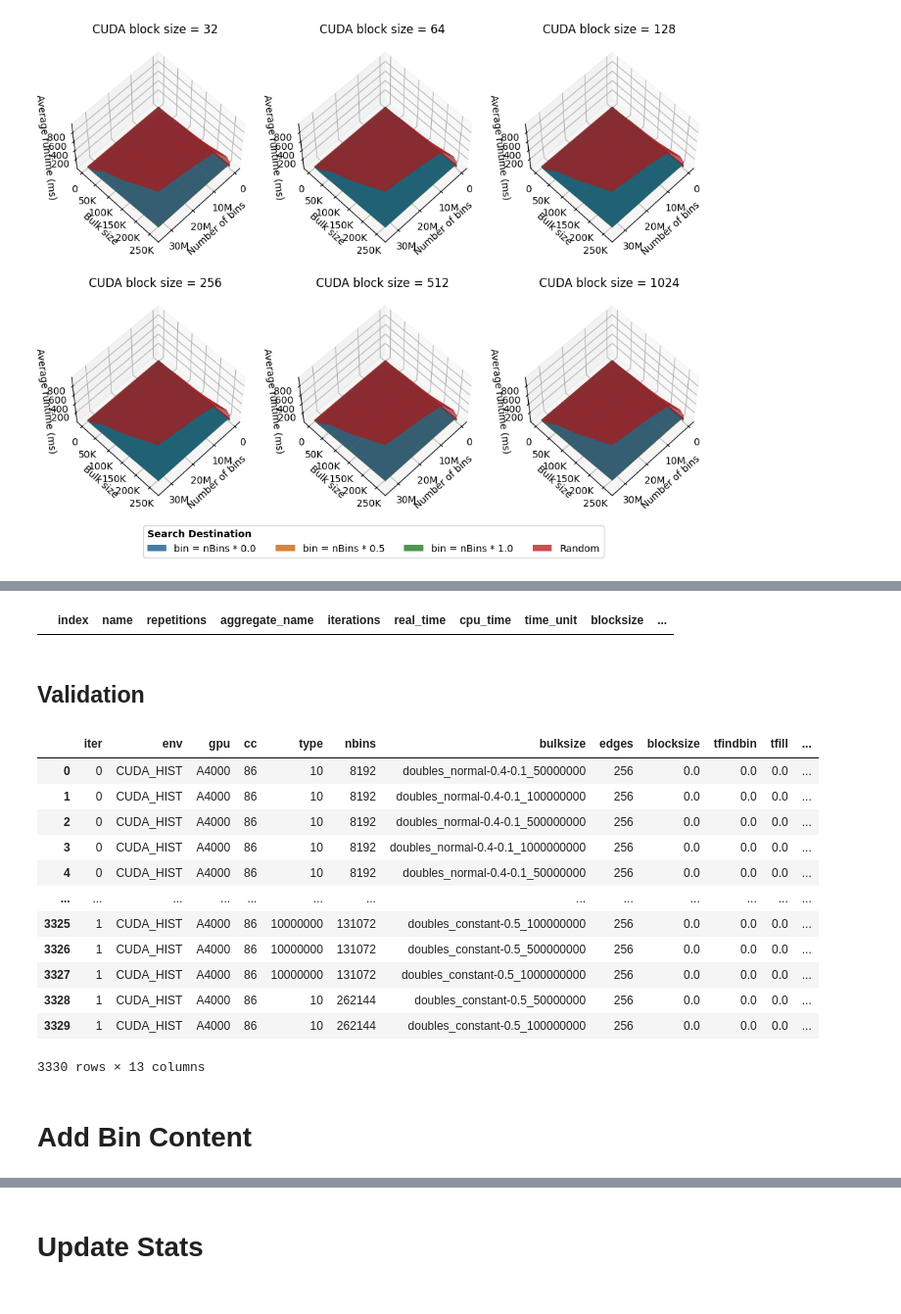
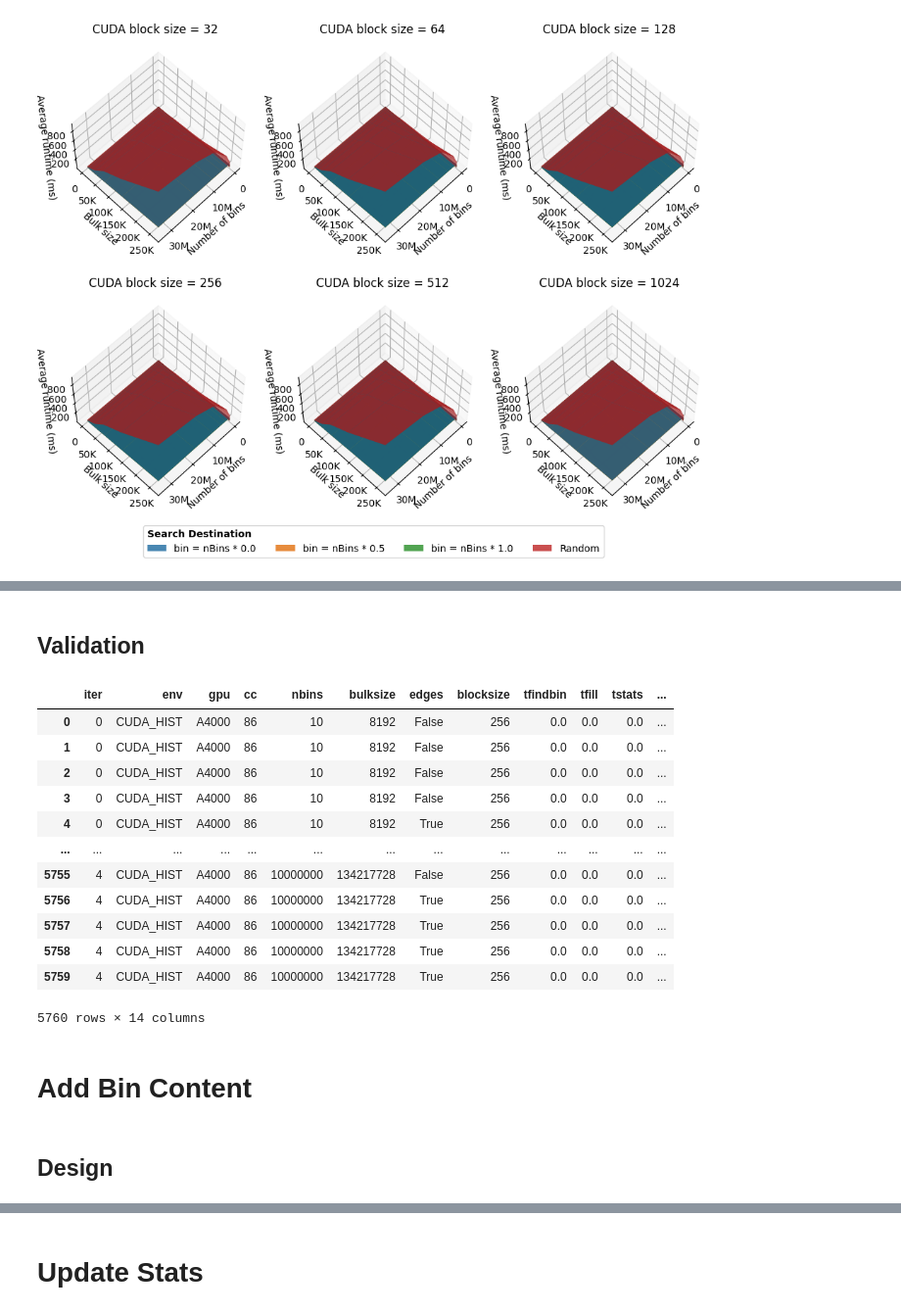
Before and after one commit to jolly-chen/msc-project, a Jupyter notebook: gpu-synchronous/validation-das6.ipynb, the cells around one changed output, grey strips where cells are left out. Shown at 98% size. Saved outputs shown, nothing was run; the diff lists cells and outputs as text; code cells hidden in the pictures.

```diff
--- a/gpu-synchronous/validation-das6.ipynb
+++ b/gpu-synchronous/validation-das6.ipynb
@@ -84,11 +116,15 @@ class MinorSymLogLocator(ticker.Locator):
                           '%s type.' % type(self))
 # %%
 def convert_to_type(df, col, type):
-    df[col] =  df[col].apply(lambda s: type(s))
+    df[col] =  df[col].apply(lambda s: type(s) if pd.notnull(s) else s)
 
 def normalize_df(df, cols, norm):
     for col in cols:
         df[col] = df[col].div(df[norm])
+
+def unique_non_nan(df):
+    return df.dropna().unique()
+PandasObject.unique_non_nan = unique_non_nan
 
 def map_distr_name(distr):
     s = distr.split("-")
@@ -99,13 +135,14 @@ def map_distr_name(distr):
         n = f"{s[0]}({s[1]}, {s[2]})"
     return n.title()
 
-def human_readable(val):
-    if int(val/1e9) > 0:
-        return f"{int(val/1e9)}B"
-    elif int(val/1e6) > 0:
-        return f"{int(val/1e6)}M"
-    elif int(val/1e3) > 0:
-        return f"{int(val/1e3)}K"
+def human_readable(val, bytes=False):
+    factor = 1024 if bytes else 1e3
+    if int(val/pow(factor, 3)) > 0:
+        return f"{int(val/pow(factor, 3))}B"
+    elif int(val/pow(factor, 2)) > 0:
+        return f"{int(val/pow(factor, 2))}M"
+    elif int(val/pow(factor, 1)) > 0:
+        return f"{int(val/pow(factor, 1))}K"
     else:
         return str(int(val))
 
@@ -893,35 +877,31 @@ plt.show();
-# %%
-arg = (bsbm_mean["func_name"] == "BinarySearchConstantGPU") &  (bsbm_mean["param_1"] == dest) & (bsbm_mean["nbins"] == selected_size)  & (bsbm_mean["blocksize"] == selected_blocksize)
-avg = bsbm_mean.loc[arg]
-avg
-# %% [output]
-|  | index | name | repetitions | aggregate_name | iterations | real_time | cpu_time | time_unit | blocksize | ... |
 # %% [markdown]
 ## Validation
 # %%
 validation_results = "das6-gpu/validation"
 validation_df = pd.read_csv(validation_results)
 validation_df["nvals"] =  validation_df["input"].apply(lambda s: float(s.split("_")[-1].split(".")[0]))
 validation_df["distribution"] = validation_df["input"].apply(lambda s: s.split("_")[1])
 convert_to_type(validation_df, "tfindbin", np.float64)
 convert_to_type(validation_df, "tfill", np.float64)
 convert_to_type(validation_df, "tstats", np.float64)
 convert_to_type(validation_df, "edges", np.bool_)
-del inner_validation_df["input"]
-inner_validation_df
+del validation_df["input"]
+validation_df
 # %% [output]
-|  | iter | env | gpu | cc | type | nbins | bulksize | edges | blocksize | tfindbin | tfill | ... |
-| 0 | 0 | CUDA_HIST | A4000 | 86 | 10 | 8192 | doubles_normal-0.4-0.1_50000000 | 256 | 0.0 | 0.0 | 0.0 | ... |
-| 1 | 0 | CUDA_HIST | A4000 | 86 | 10 | 8192 | doubles_normal-0.4-0.1_100000000 | 256 | 0.0 | 0.0 | 0.0 | ... |
-| 2 | 0 | CUDA_HIST | A4000 | 86 | 10 | 8192 | doubles_normal-0.4-0.1_500000000 | 256 | 0.0 | 0.0 | 0.0 | ... |
-| 3 | 0 | CUDA_HIST | A4000 | 86 | 10 | 8192 | doubles_normal-0.4-0.1_1000000000 | 256 | 0.0 | 0.0 | 0.0 | ... |
-| 4 | 0 | CUDA_HIST | A4000 | 86 | 10 | 8192 | doubles_normal-0.4-0.1_50000000 | 256 | 0.0 | 0.0 | 0.0 | ... |
+|  | iter | env | gpu | cc | nbins | bulksize | edges | blocksize | tfindbin | tfill | tstats | ... |
+| 0 | 0 | CUDA_HIST | A4000 | 86 | 10 | 8192 | False | 256 | 0.0 | 0.0 | 0.0 | ... |
+| 1 | 0 | CUDA_HIST | A4000 | 86 | 10 | 8192 | False | 256 | 0.0 | 0.0 | 0.0 | ... |
+| 2 | 0 | CUDA_HIST | A4000 | 86 | 10 | 8192 | False | 256 | 0.0 | 0.0 | 0.0 | ... |
+| 3 | 0 | CUDA_HIST | A4000 | 86 | 10 | 8192 | False | 256 | 0.0 | 0.0 | 0.0 | ... |
+| 4 | 0 | CUDA_HIST | A4000 | 86 | 10 | 8192 | True | 256 | 0.0 | 0.0 | 0.0 | ... |
 | ... | ... | ... | ... | ... | ... | ... | ... | ... | ... | ... | ... | ... |
-| 3325 | 1 | CUDA_HIST | A4000 | 86 | 10000000 | 131072 | doubles_constant-0.5_100000000 | 256 | 0.0 | 0.0 | 0.0 | ... |
-| 3326 | 1 | CUDA_HIST | A4000 | 86 | 10000000 | 131072 | doubles_constant-0.5_500000000 | 256 | 0.0 | 0.0 | 0.0 | ... |
-| 3327 | 1 | CUDA_HIST | A4000 | 86 | 10000000 | 131072 | doubles_constant-0.5_1000000000 | 256 | 0.0 | 0.0 | 0.0 | ... |
-| 3328 | 1 | CUDA_HIST | A4000 | 86 | 10 | 262144 | doubles_constant-0.5_50000000 | 256 | 0.0 | 0.0 | 0.0 | ... |
-| 3329 | 1 | CUDA_HIST | A4000 | 86 | 10 | 262144 | doubles_constant-0.5_100000000 | 256 | 0.0 | 0.0 | 0.0 | ... |
+| 5755 | 4 | CUDA_HIST | A4000 | 86 | 10000000 | 134217728 | False | 256 | 0.0 | 0.0 | 0.0 | ... |
+| 5756 | 4 | CUDA_HIST | A4000 | 86 | 10000000 | 134217728 | True | 256 | 0.0 | 0.0 | 0.0 | ... |
+| 5757 | 4 | CUDA_HIST | A4000 | 86 | 10000000 | 134217728 | True | 256 | 0.0 | 0.0 | 0.0 | ... |
+| 5758 | 4 | CUDA_HIST | A4000 | 86 | 10000000 | 134217728 | True | 256 | 0.0 | 0.0 | 0.0 | ... |
+| 5759 | 4 | CUDA_HIST | A4000 | 86 | 10000000 | 134217728 | True | 256 | 0.0 | 0.0 | 0.0 | ... |
-3330 rows × 13 columns
+5760 rows × 14 columns
 # %% [markdown]
 # Add Bin Content
+# %% [markdown]
+## Design
```
Also changed, not shown: parts of 34 cells of this notebook.
